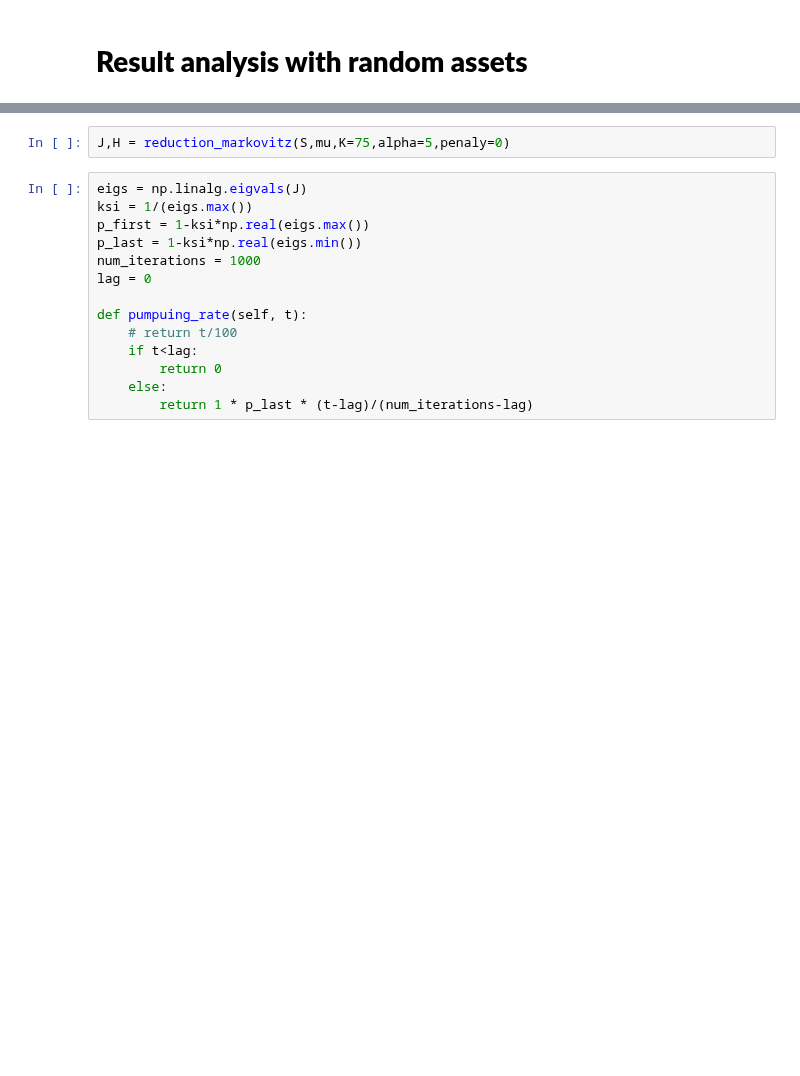
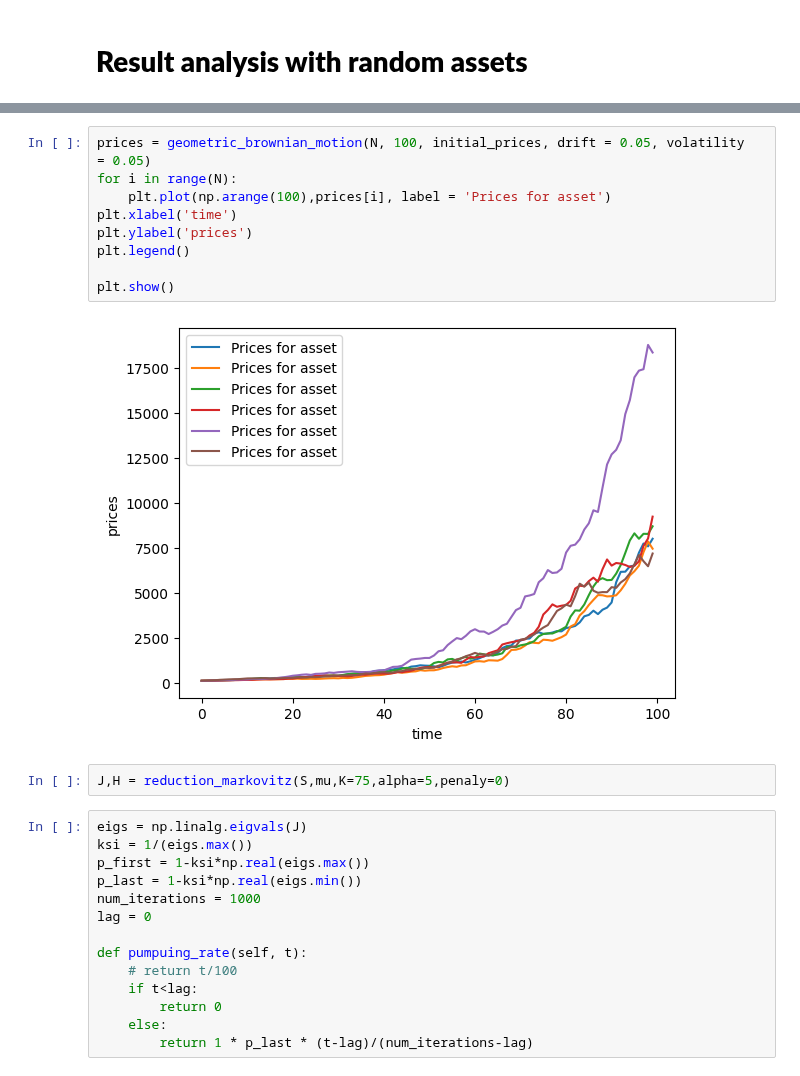
Before and after one commit to NESRINE202/SB_Algorithm_applications, a Jupyter notebook: Portfolio_reduction_tests.ipynb, the cells around one changed output, grey strips where cells are left out. Saved outputs shown, nothing was run; the diff lists cells and outputs as text; blank space fills up the shorter version.

```diff
--- a/Portfolio_reduction_tests.ipynb
+++ b/Portfolio_reduction_tests.ipynb
@@ -186,3 +164,14 @@ Covariance matrix S:
+# %%
+prices = geometric_brownian_motion(N, 100, initial_prices, drift = 0.05, volatility  = 0.05)
+for i in range(N):
+    plt.plot(np.arange(100),prices[i], label = 'Prices for asset')
+plt.xlabel('time')
+plt.ylabel('prices')
+plt.legend()
+
+plt.show()
+# %% [output]
+[figure, added]
 # %%
 J,H = reduction_markovitz(S,mu,K=75,alpha=5,penaly=0)
 # %%
```
Also changed, not shown: parts of 11 cells of this notebook.
